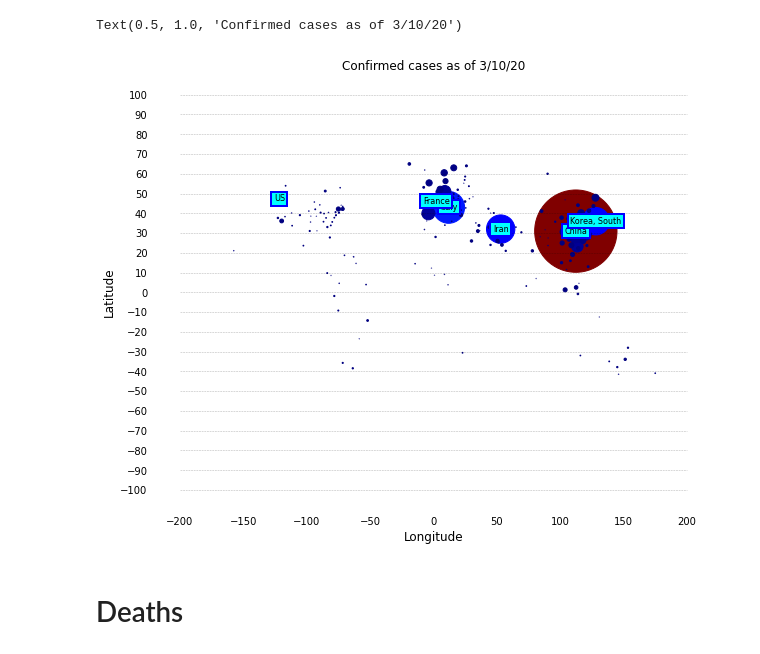
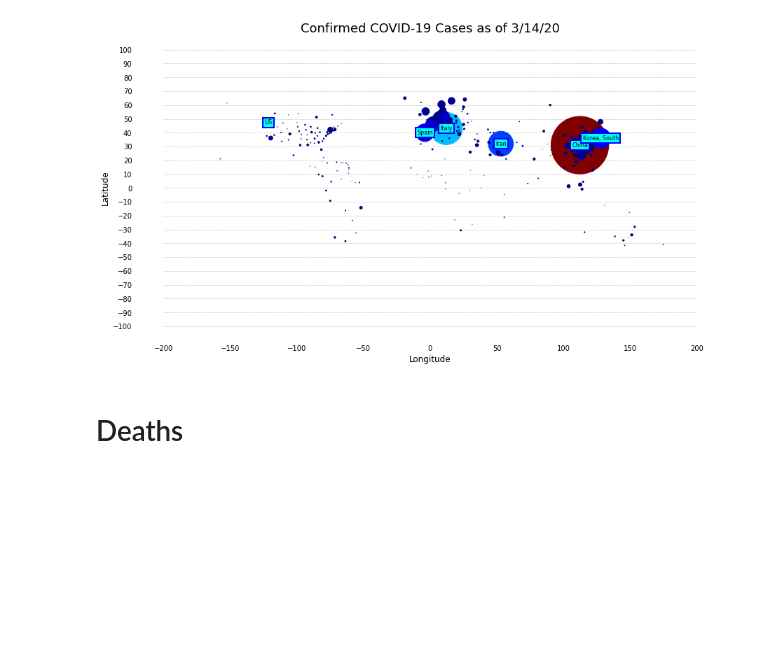
Before and after one commit to anthonypreza/coronavirus_notebook, a Jupyter notebook: coronavirus_analysis.ipynb, the cells around one changed output. Drawn from its saved outputs; the diff is of its cells as text; code cells hidden in the pictures; blank space fills up the shorter version.

```diff
--- a/coronavirus_analysis.ipynb
+++ b/coronavirus_analysis.ipynb
@@ -72,10 +99,9 @@ total_confirmed = confirmed.drop(columns=['Lat', 'Long', 'Country/Region']).sum(
 # %%
 # create figure and axis objects, set figure size
-fig, ax = plt.subplots(figsize=[10,8])
+fig, ax = plt.subplots(figsize=[15,8])
 
 # plot the data
 plt.scatter(total_confirmed.index, total_confirmed.values, label='Confirmed cases worldwide', marker='.')
-plt.legend()
 
 # chartjunk clean up
 ax.spines["top"].set_visible(False)
@@ -85,12 +111,14 @@ ax.spines["left"].set_visible(False)
 
 plt.xlabel('Date',fontsize=12)
 plt.ylabel('Count',fontsize=12)
+plt.yticks(range(10000, 200001, 10000))
+plt.xticks(total_confirmed.index[::2],rotation=90,fontsize=10)
 
+for y in range(10000, 200001, 10000):
+    plt.plot([-1,len(total_confirmed.index)], [y] * 2, "--", lw=0.5, color="black", alpha=0.3)
 
-plt.yticks(range(10000, 150001, 10000))
-plt.xticks(total_confirmed.index[::2],rotation=90,fontsize=10)
-for y in range(10000, 150001, 10000):
-    plt.plot([-1,len(total_confirmed.index)], [y] * 2, "--", lw=0.5, color="black", alpha=0.3)
 plt.tick_params(axis="both", which="both", bottom=False, top=False,
                 labelbottom=True, left=False, right=False, labelleft=True)
+plt.title('Confirmed COVID-19 Cases Worldwide', fontsize=18)
+plt.show()
 # %% [output]
@@ -128,11 +159,12 @@ confirmed_by_country = confirmed.drop(columns=['Lat', 'Long']).groupby('Country/
 # %%
 # create figure and axis objects, set figure size
-fig, ax = plt.subplots(figsize=[10,8])
+fig, ax = plt.subplots(figsize=[15,8])
 
 # plot the data
 for country in confirmed_by_country.index[:10]:
     plt.scatter(confirmed_by_country.columns, confirmed_by_country.loc[country], label=country, marker='.')
-plt.legend(loc='upper left')
+    if country in confirmed_by_country.index[:5]:
+        plt.annotate(country, (len(confirmed_by_country.columns), confirmed_by_country.loc[country, confirmed_by_country.columns[-1]]))
 
 # chartjunk clean up
 ax.spines["top"].set_visible(False)
@@ -142,13 +174,16 @@ ax.spines["left"].set_visible(False)
 
 plt.xlabel('Date',fontsize=12)
 plt.ylabel('Count',fontsize=12)
+plt.yticks(range(10000, 100001, 10000))
+plt.xticks(total_confirmed.index[::2],rotation=90,fontsize=10)
 
+for y in range(10000, 100001, 10000):
+    plt.plot([-1,len(total_confirmed.index)], [y] * 2, "--", lw=0.5, color="black", alpha=0.3)
 
-plt.yticks(range(10000, 80001, 10000))
-plt.xticks(total_confirmed.index[::2],rotation=90,fontsize=10)
-for y in range(10000, 80001, 10000):
-    plt.plot([-1,len(total_confirmed.index)], [y] * 2, "--", lw=0.5, color="black", alpha=0.3)
 plt.tick_params(axis="both", which="both", bottom=False, top=False,
                 labelbottom=True, left=False, right=False, labelleft=True)
-plt.title('Cases confirmed by country')
+
+plt.legend(loc='upper left')
+plt.title('COVID-19 Cases Confirmed by Country', fontsize=18)
+plt.show()
 # %% [output]
@@ -157,37 +193,38 @@ Text(0.5, 1.0, 'Cases confirmed by country')
 # %%
-lat_long = confirmed.groupby(by=['Country/Region', 'Lat', 'Long'], as_index=False).sum().sort_values(by='3/10/20', ascending=False)
+lat_long = confirmed.groupby(by=['Country/Region', 'Lat', 'Long'], as_index=False).sum().sort_values(by=confirmed.columns[-1], ascending=False)
 
 # create figure and axis objects, set figure size
-fig, ax = plt.subplots(figsize=[10,8])
+fig, ax = plt.subplots(figsize=[15,8])
 
 # plot the data
-plt.scatter(lat_long['Long'], lat_long['Lat'], s=lat_long['3/10/20']/10, c=lat_long['3/10/20']/100, cmap=plt.get_cmap("jet"))
+plt.scatter(lat_long['Long'], lat_long['Lat'], s=lat_long[confirmed.columns[-1]]/10, c=lat_long[confirmed.columns[-1]]/100, cmap=plt.get_cmap("jet"))
 for r in (*lat_long.values[:5], lat_long.loc[lat_long['Country/Region'] == 'US'].iloc[0].values):
         bbox_props = dict(boxstyle="square,pad=0.3", fc="cyan", ec="b", lw=2)
         plt.text(r[2], r[1], r[0], ha="center", va="center", rotation=0,
                     size=8,
                     bbox=bbox_props)
 
 # chartjunk clean up
 ax.spines["top"].set_visible(False)
 ax.spines["bottom"].set_visible(False)
 ax.spines["right"].set_visible(False)
 ax.spines["left"].set_visible(False)
 
 plt.xlabel('Longitude',fontsize=12)
 plt.ylabel('Latitude',fontsize=12)
-
-
 plt.yticks(range(-100, 101, 10))
 plt.xticks(fontsize=10)
+
 for y in range(-100, 101, 10):
     plt.plot([-200, 200], [y] * 2, "--", lw=0.5, color="black", alpha=0.3)
+
 plt.tick_params(axis="both", which="both", bottom=False, top=False,
                 labelbottom=True, left=False, right=False, labelleft=True)
-plt.title('Confirmed cases as of 3/10/20')
+
+plt.title(f'Confirmed COVID-19 Cases as of {confirmed.columns[-1]}', fontsize=18)
+plt.show()
 # %% [output]
-Text(0.5, 1.0, 'Confirmed cases as of 3/10/20')
-[figure, old version]
+[figure, new version]
 # %% [markdown]
 <h1>Deaths</h1>
 # %%
```
Also changed, not shown: parts of 45 cells of this notebook, 1 other file.
